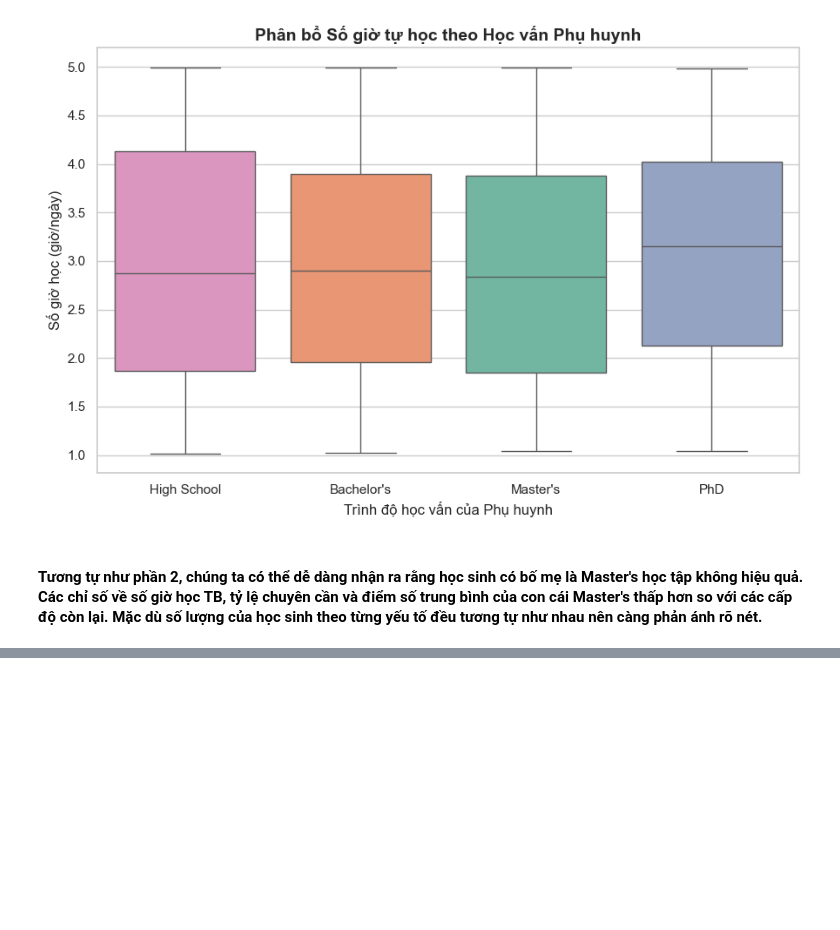
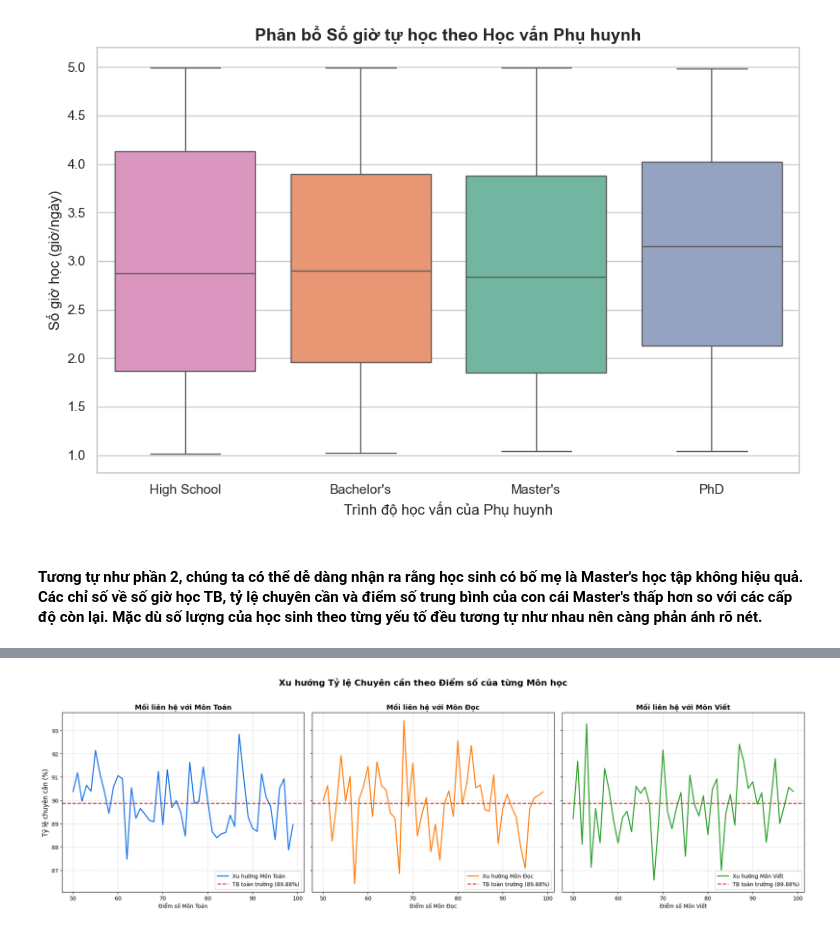
Before and after one commit to EnbacMig21/duan_datahsinh, a Jupyter notebook: phan_tich_data.ipynb, the cells around one changed output, grey strips where cells are left out. Saved outputs shown, nothing was run; the diff lists cells and outputs as text; code cells hidden in the pictures; blank space fills up the shorter version.

```diff
--- a/phan_tich_data.ipynb
+++ b/phan_tich_data.ipynb
@@ -437,0 +599,59 @@ plt.show()
+# %%
+import pandas as pd
+import matplotlib.pyplot as plt
+import seaborn as sns
+
+# 1. Đọc dữ liệu
+df = pd.read_csv('student_info_updated.csv')
+
+# 2. Tính tỷ lệ chuyên cần trung bình của TOÀN BỘ học sinh (dùng chung cho cả 3 biểu đồ)
+attendance_mean_all = df['attendance_rate'].mean()
+
+# 3. Khởi tạo khung tranh gồm 1 hàng và 3 cột, dùng chung trục Y (sharey=True) để dễ so sánh
+fig, axes = plt.subplots(1, 3, figsize=(20, 6), sharey=True)
+
+# Danh sách các môn học, màu sắc và vị trí cột tương ứng
+mon_hoc = [
+    {'col': 'math_score', 'name': 'Môn Toán', 'color': '#1a73e8'},
+    {'col': 'reading_score', 'name': 'Môn Đọc', 'color': '#ff7f0e'},
+    {'col': 'writing_score', 'name': 'Môn Viết', 'color': '#2ca02c'}
+]
+
+# 4. Vòng lặp tự động vẽ 3 biểu đồ
+for i, mon in enumerate(mon_hoc):
+    # Vẽ biểu đồ đường xu hướng của từng môn
+    sns.lineplot(
+        data=df,
+        x=mon['col'],
+        y='attendance_rate',
+        color=mon['color'],
+        linewidth=2,
+        ax=axes[i],
+        errorbar=None,
+        label=f"Xu hướng {mon['name']}"
+    )
+
+    # Vẽ đường trung bình toàn trường (đường ngang nét đứt màu đỏ)
+    axes[i].axhline(
+        y=attendance_mean_all,
+        color='#d93025',
+        linestyle='--',
+        linewidth=1.8,
+        label=f'TB toàn trường ({attendance_mean_all:.2f}%)'
+    )
+
+    # Cấu hình chi tiết cho từng biểu đồ nhỏ
+    axes[i].set_title(f"Mối liên hệ với {mon['name']}", fontsize=13, fontweight='bold')
+    axes[i].set_xlabel(f"Điểm số {mon['name']}")
+    axes[i].grid(True, linestyle='--', alpha=0.5)
+    axes[i].legend(loc='lower right', fontsize=10)
+
+# Cấu hình trục Y cho biểu đồ đầu tiên (các biểu đồ sau sẽ tự động ăn theo)
+axes[0].set_ylabel('Tỷ lệ chuyên cần (%)', fontsize=12)
+
+# Tiêu đề tổng của cả bức tranh
+plt.suptitle('Xu hướng Tỷ lệ Chuyên cần theo Điểm số của từng Môn học', fontsize=16, fontweight='bold', y=1.02)
+plt.tight_layout()
+plt.show()
+# %% [output]
+[figure, added]
```
Also changed, not shown: parts of 7 cells of this notebook.
